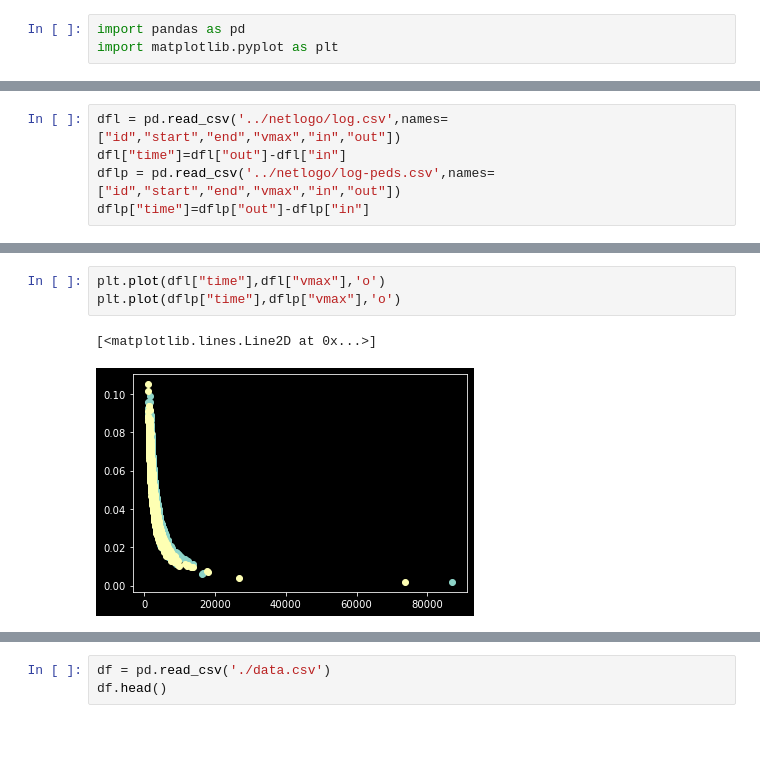
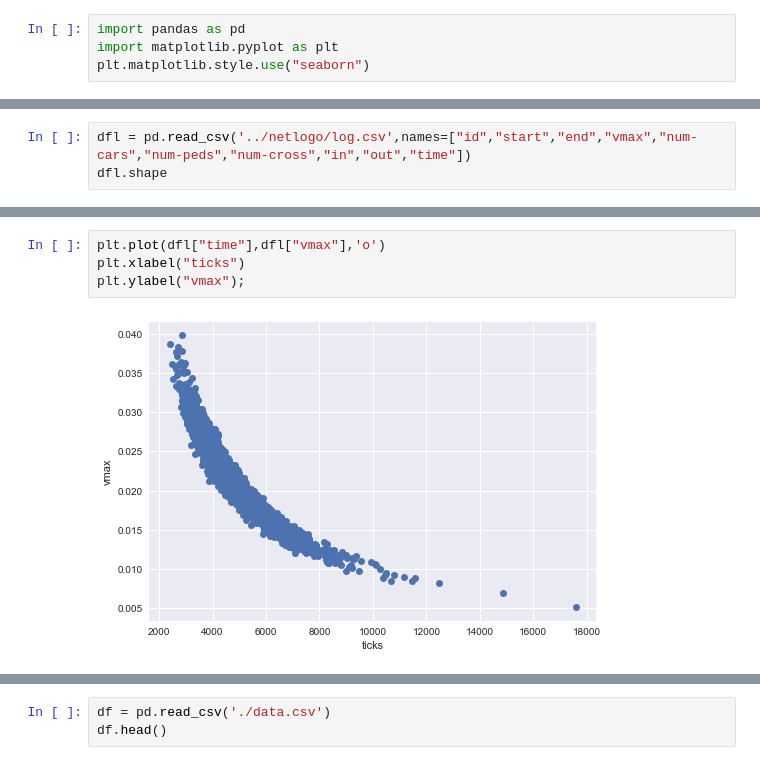
Before and after one commit to erick2307/multimodal-evac, a Jupyter notebook: python/analysis.ipynb, the cells around one changed output, grey strips where cells are left out. Saved outputs shown, nothing was run; the diff lists cells and outputs as text; blank space fills up the shorter version.

```diff
--- a/python/analysis.ipynb
+++ b/python/analysis.ipynb
@@ -1,3 +1,4 @@
 # %%
 import pandas as pd
 import matplotlib.pyplot as plt
+plt.matplotlib.style.use("seaborn")
@@ -4,5 +7,3 @@ import matplotlib.pyplot as plt
 # %%
-dfl = pd.read_csv('../netlogo/log.csv',names=["id","start","end","vmax","in","out"])
-dfl["time"]=dfl["out"]-dfl["in"]
-dflp = pd.read_csv('../netlogo/log-peds.csv',names=["id","start","end","vmax","in","out"])
-dflp["time"]=dflp["out"]-dflp["in"]
+dfl = pd.read_csv('../netlogo/log.csv',names=["id","start","end","vmax","num-cars","num-peds","num-cross","in","out","time"])
+dfl.shape
@@ -9,6 +26,6 @@ dflp["time"]=dflp["out"]-dflp["in"]
 # %%
 plt.plot(dfl["time"],dfl["vmax"],'o')
-plt.plot(dflp["time"],dflp["vmax"],'o')
+plt.xlabel("ticks")
+plt.ylabel("vmax");
 # %% [output]
-[<matplotlib.lines.Line2D at 0x...>]
-[figure, old version]
+[figure, new version]
```
Also changed, not shown: parts of 26 cells of this notebook, 6 other files.
